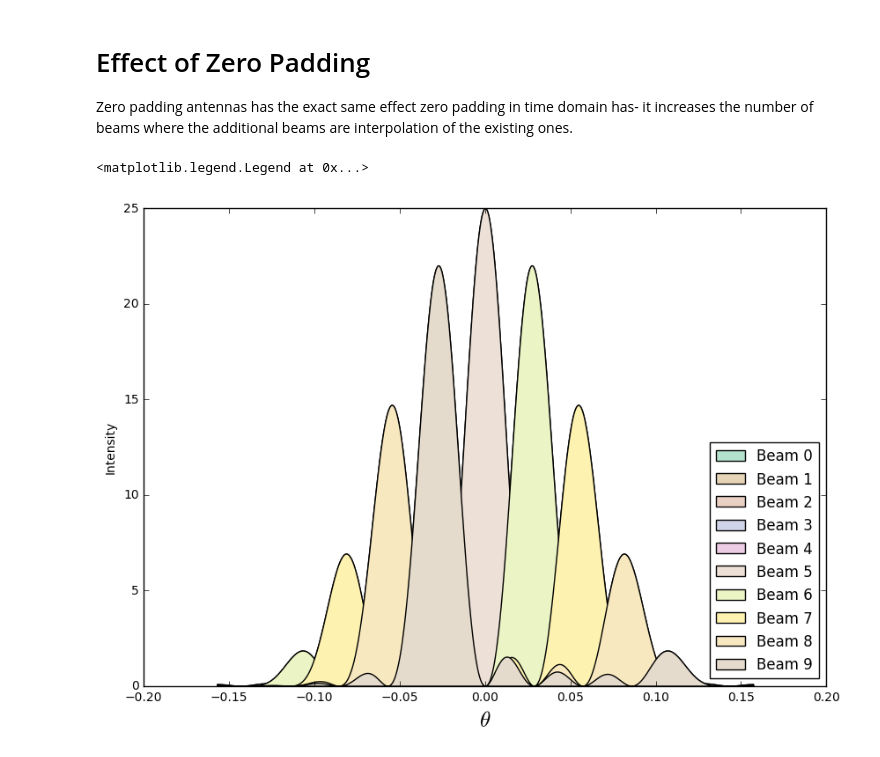
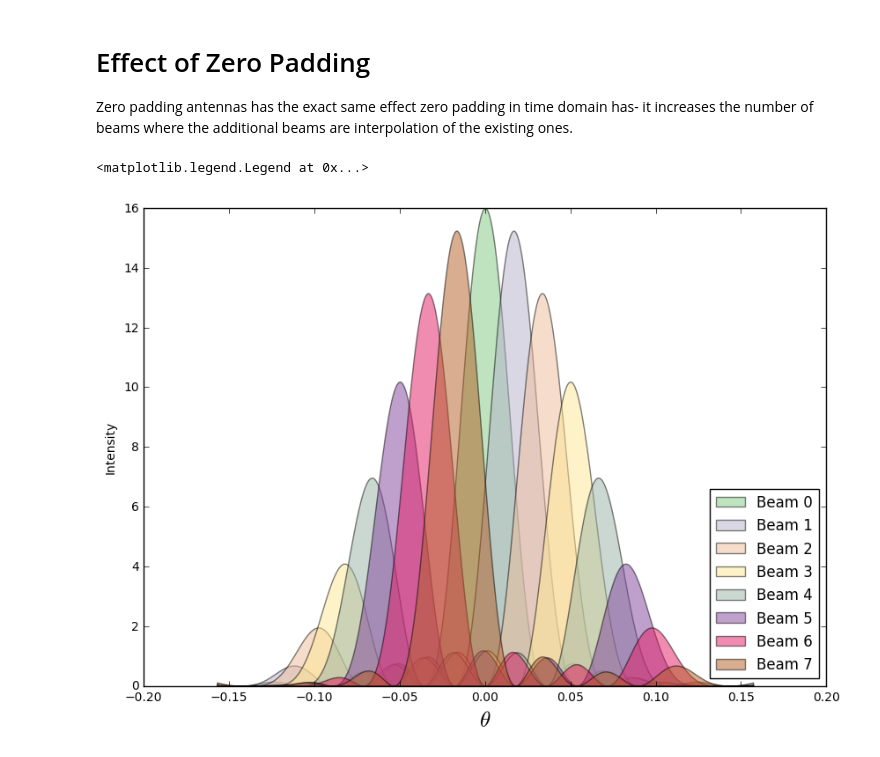
Before and after one commit to dgorthi/Notes, a Jupyter notebook: Beams of an Interferometer.ipynb, the cells around one changed output. Cells and saved outputs as stored; diff of their text form; code cells hidden in the pictures.

```diff
--- a/Beams of an Interferometer.ipynb
+++ b/Beams of an Interferometer.ipynb
@@ -99,23 +99,23 @@ fig,ax = plt.subplots(1,1,figsize=(10,7))
 ax.set_xlabel(r'$\theta$',fontsize=18)
 ax.set_ylabel('Intensity')
 
-theta = np.linspace(-np.pi/5,np.pi/5,num=10000)
+theta = np.linspace(-np.pi/20,np.pi/20,num=10000)
 wv = 200    # wavelength cm
 a = 1400    # diameter cm
 d = 5*a     # distance between antennas
 
-phi = np.pi*d*np.sin(theta)/wv
-I_dist = ((np.sin(2*phi)/np.sin(phi))*np.sinc(a*np.sin(theta)/wv))**2
-ax.plot(theta,I_dist,label=r'Interferometer: $N_{ant}$ = 2, Dist =%.1f$D_{ant}$'%(d/a))
+phi = 2*np.pi*d*np.sin(theta)/wv
+I_dist = ((np.sin(2*phi/2)/np.sin(phi/2))*np.sinc(a*np.sin(theta)/wv))**2
+ax.plot(theta,I_dist/I_dist.max(),label=r'Interferometer: $N_{ant}$ = 2, Dist =%.1f$D_{ant}$'%(d/a))
 
-d = 1*a     # distance between antennas
+d = 5*a     # distance between antennas
 N = 5       # number of antennas
-phi = np.pi*d*np.sin(theta)/wv
-I_nant = ((np.sin(N*phi)/np.sin(phi))*np.sinc(a*np.sin(theta)/wv))**2
-ax.plot(theta,I_nant,label='Interferometer: $N_{ant}$ = %d, Dist =%.1f$D_{ant}$'%(N,d/a))
+phi = 2*np.pi*d*np.sin(theta)/wv
+I_nant = ((np.sin(N*phi/2)/np.sin(phi/2))*np.sinc(a*np.sin(theta)/wv))**2
+ax.plot(theta,I_nant/I_nant.max(),lw=2,label='Interferometer: $N_{ant}$ = %d, Dist =%.1f$D_{ant}$'%(N,d/a))
 
 I_dish = (np.sinc(a*np.sin(theta)/wv))**2
-ax.plot(theta,I_dish,label='Single dish')
+ax.plot(theta,I_dish/I_dish.max(),label='Single dish')
 
 ax.legend(loc=1)
 # %% [output]
@@ -176,7 +176,7 @@ ax.set_xlabel(r'$\theta$',fontsize=18)
 ax.set_ylabel('Intensity')
 cmap = matplotlib.cm.get_cmap('Accent')
 
-theta = np.linspace(-np.pi/5,np.pi/5,num=10000)
+theta = np.linspace(-np.pi/20,np.pi/20,num=10000)
 wv = 200
 a  = 1400
 d  = 1400
@@ -184,9 +184,9 @@ N  = 5
 
 # phi_k = phi - 2*np.pi*k/N
 for k in range(N):
-    phi = np.pi*d*np.sin(theta)/wv - 2*np.pi*k/N
-    I = ((np.sin(N*phi)/np.sin(phi))*np.sinc(a*np.sin(theta)/wv))**2
-    ax.fill_between(theta,0,I,facecolor=cmap(1.0*k/N),label='Beam %d'%k)
+    phi = 2*np.pi*d*np.sin(theta)/wv - 2*np.pi*k/N
+    I = ((np.sin(N*phi/2)/np.sin(phi/2))*np.sinc(a*np.sin(theta)/wv))**2
+    ax.fill_between(theta,0,I,facecolor=cmap(1.0*k/N),alpha=0.5,label='Beam %d'%k)
 
 ax.legend(loc=4)
 # %% [output]
@@ -210,8 +210,8 @@ N  = 5
 
 for l in wv:
     for k in range(N):
-        phi = np.pi*d*np.sin(theta)/l - 2*np.pi*k/N
-        I = ((np.sin(N*phi)/np.sin(phi))*np.sinc(a*np.sin(theta)/l))**2
+        phi = 2*np.pi*d*np.sin(theta)/l - 2*np.pi*k/N
+        I = ((np.sin(N*phi/2)/np.sin(phi/2))*np.sinc(a*np.sin(theta)/l))**2
         ax.plot(theta,I,color=c[l])
 
 #ax.legend(loc=4)
@@ -224,25 +224,27 @@ Zero padding antennas has the exact same effect zero padding in time domain has-
 # %%
 fig,ax = plt.subplots(1,1,figsize=(10,7))
 ax.set_xlabel(r'$\theta$',fontsize=18)
 ax.set_ylabel('Intensity')
-cmap = matplotlib.cm.get_cmap('Pastel2')
+cmap = matplotlib.cm.get_cmap('Accent')
 
 theta = np.linspace(-np.pi/20,np.pi/20,num=10000)
 wv = 200
 a  = 1400
 d  = 1400
-N  = 5
+N  = 4
+Nk = 8
 
 # phi_k = phi - 2*np.pi*k/N
-for k in range(10):
-    phi = np.pi*d*np.sin(theta)/wv - 2*np.pi*k/10
-    I = ((np.sin(N*phi)/np.sin(phi))*np.sinc(a*np.sin(theta)/wv))**2
-    ax.fill_between(theta,0,I,facecolor=cmap(1.0*k/10),label='Beam %d'%k)
+for k in range(Nk):
+    #print 2*np.pi*k/Nk
+    phi = 2*np.pi*d*np.sin(theta)/wv - 2*np.pi*k/Nk
+    I = ((np.sin(N*phi/2)/np.sin(phi/2))*np.sinc(a*np.sin(theta)/wv))**2
+    ax.fill_between(theta,0,I,facecolor=cmap(1.0*k/Nk),alpha=0.5,label='Beam %d'%k)
 
 ax.legend(loc=4)
 # %% [output]
 <matplotlib.legend.Legend at 0x...>
-[figure, old version]
+[figure, new version]
 # %%
 fig,ax = plt.subplots(1,1,figsize=(7,4))
 ax.set_xlabel(r'$\theta$',fontsize=18)
```
Also changed, not shown: parts of 3 cells of this notebook, 3 other files.
